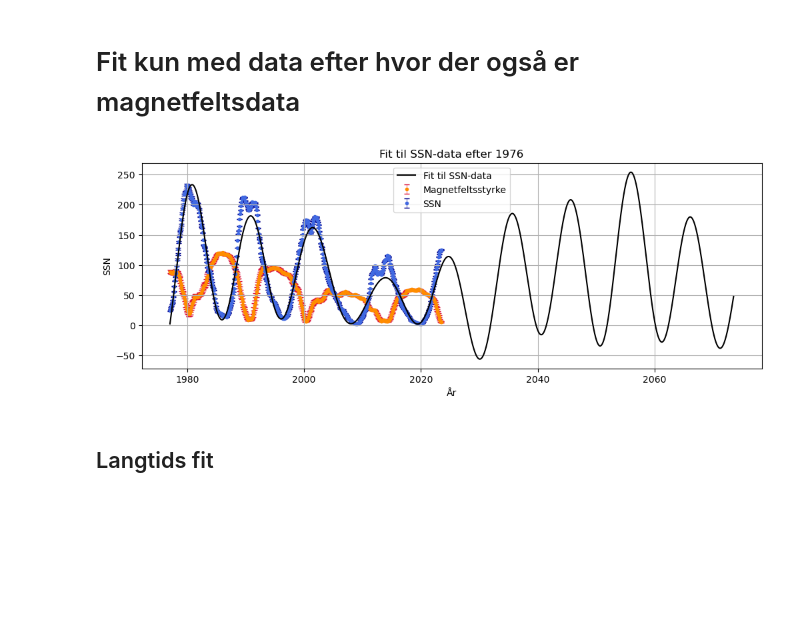
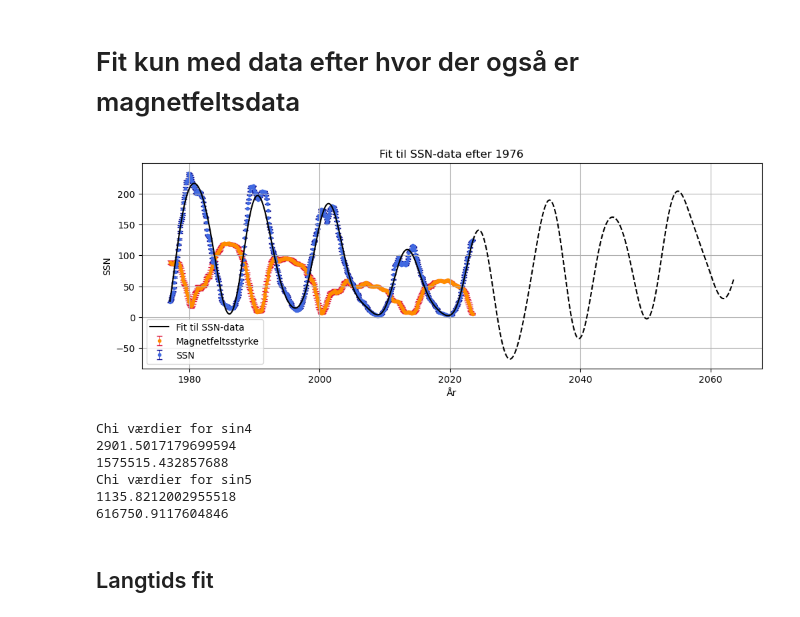
Before and after one commit to Focus9752/Solpletter_projekt, a Jupyter notebook: Magnus carlsen/Endelig_ikke_ok.ipynb, the cells around one changed output. Drawn from its saved outputs; the diff is of its cells as text; code cells hidden in the pictures; blank space fills up the shorter version.

Commit message:
forsinkelsesplots og smukkeficering af andre plots

```diff
--- a/Magnus carlsen/Endelig_ikke_ok.ipynb
+++ b/Magnus carlsen/Endelig_ikke_ok.ipynb
@@ -363,30 +364,52 @@ Var3 , Cov3 = curve_fit(sin3 , SSN_date_fraction_arr , SSN_arr , sigma=SSN_uncer
 def sin4(x,a1,b1,c1,d1,a2,b2,c2,d2,a3,b3,c3,d3,a4,b4,c4,d4):
     return a1 * np.sin( x * b1 + c1 ) + d1 + a2 * np.sin( x * b2 + c2 ) + d2 + a3 * np.sin( x * b3 + c3 ) + d3 + a4 * np.sin( x * b4 + c4 ) + d4
 Var4 , Cov4 = curve_fit(sin4 , SSN_date_fraction_arr , SSN_arr , sigma=SSN_uncert_arr , absolute_sigma=True , maxfev=10000 , p0=[*Var3,1,1/11,100,80])
+
+# 5
+def sin5(x,a1,b1,c1,d1,a2,b2,c2,d2,a3,b3,c3,d3,a4,b4,c4,d4,a5,b5,c5,d5):
+    return a1 * np.sin( x * b1 + c1 ) + d1 + a2 * np.sin( x * b2 + c2 ) + d2 + a3 * np.sin( x * b3 + c3 ) + d3 + a4 * np.sin( x * b4 + c4 ) + d4 + a5 * np.sin( x * b5 + c5 ) + d5
+Var5 , Cov5 = curve_fit(sin5 , SSN_date_fraction_arr , SSN_arr , sigma=SSN_uncert_arr , absolute_sigma=True , maxfev=10000 , p0=[*Var4,1,1/5.5,1,1])
 # %%
-x=np.linspace(SSN_date_fraction_arr[0], SSN_date_fraction_arr[-1] + 50, 10000)
+x=np.linspace(SSN_date_fraction_arr[0], SSN_date_fraction_arr[-1], 10000)
+x2 = np.linspace(SSN_date_fraction_arr_old[-1], SSN_date_fraction_arr[-1] + 40, 10000)
 
 # Set of colours for the first data
 color_SSN = 'royalblue'  # Colour for the data points
 color_SSN_uncert = 'darkblue'  # Colour for the uncertainties
 
 # Set of colours for the second data
 color_WSO = 'darkorange'  # Colour for the data points
 color_WSO_uncert = 'crimson'  # Colour for the uncertainties
 
 plt.figure(figsize=(12,4))
 
 plt.grid(True)
 plt.errorbar(SSN_date_fraction_arr, wso_smoothed_magnetic_field_arr, label="Magnetfeltsstyrke", fmt='.', yerr=wso_smoothed_uncert_arr, ecolor=color_WSO_uncert, c=color_WSO, elinewidth=0.5, capsize=3,  zorder=0)
 plt.errorbar(SSN_date_fraction_arr, SSN_arr, label="SSN", yerr=SSN_uncert_arr, fmt='.', ecolor=color_SSN_uncert, c=color_SSN, elinewidth=0.5, capsize=3,  zorder=0)
-plt.plot(x, sin4(x, *Var4), label='Fit til SSN-data', color='black')
+plt.plot(x, sin5(x, *Var5), label='Fit til SSN-data', color='black')
+plt.plot(x2, sin5(x2, *Var5),color='black', linestyle="--")
 plt.xlabel('År')
 plt.ylabel('SSN')
 plt.title('Fit til SSN-data efter 1976')
 plt.legend()
 plt.show()
 # %% [output]
-[figure, old version]
+[figure, new version]
+# %%
+print("Chi værdier for sin4")
+print(module_chi_squared_reduced(SSN_arr, sin4(SSN_date_fraction_arr, *Var4), SSN_uncert_arr, 16))
+print(module_chi_squared(SSN_arr, sin4(SSN_date_fraction_arr, *Var4), SSN_uncert_arr))
+
+print("Chi værdier for sin5")
+print(module_chi_squared_reduced(SSN_arr, sin5(SSN_date_fraction_arr, *Var5), SSN_uncert_arr, 16))
+print(module_chi_squared(SSN_arr, sin5(SSN_date_fraction_arr, *Var5), SSN_uncert_arr))
+# %% [output]
+Chi værdier for sin4
+2901.5017179699594
+1575515.432857688
+Chi værdier for sin5
+1135.8212002955518
+616750.9117604846
 # %% [markdown]
 ## Langtids fit
 # %%
```
Also changed, not shown: parts of 1 cell of this notebook, 4 other files.
